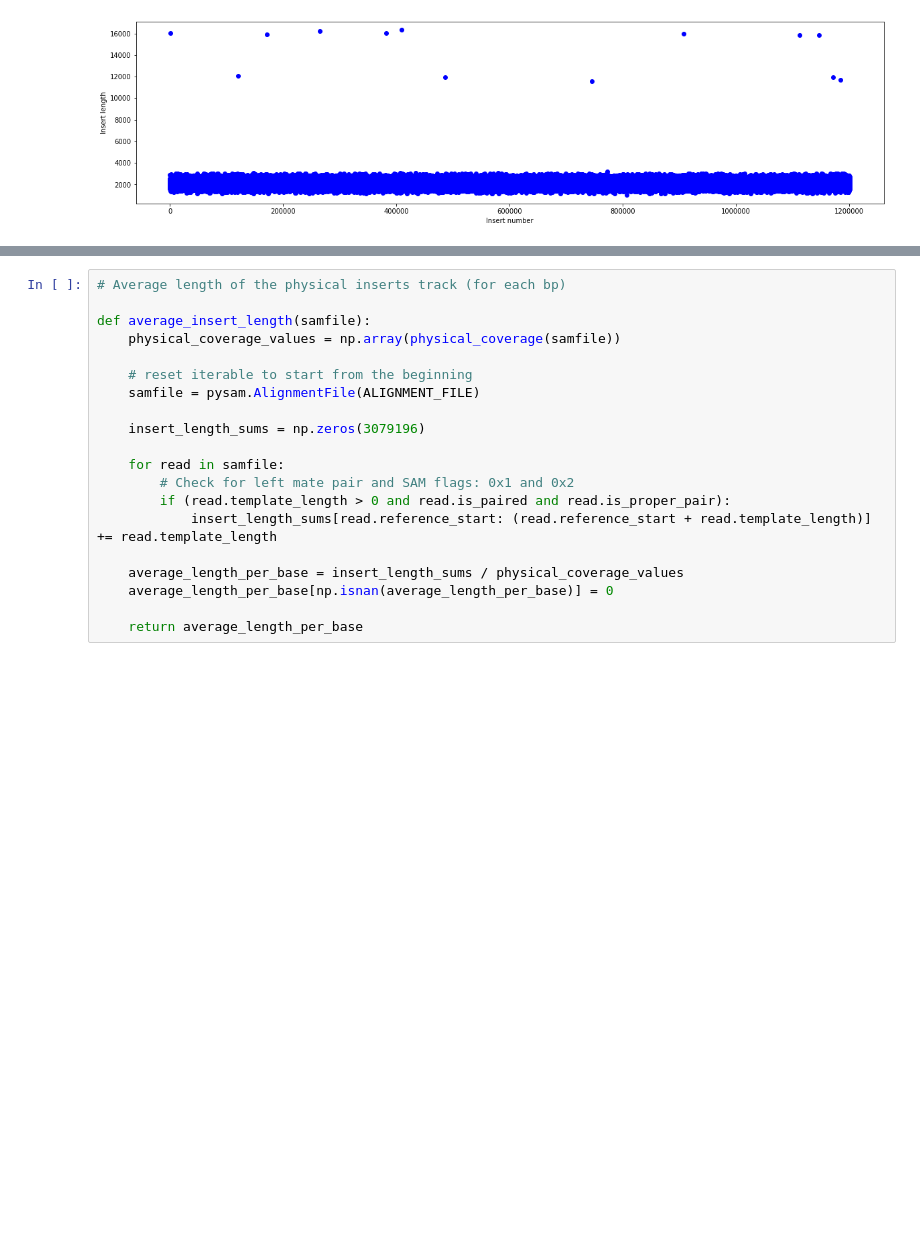
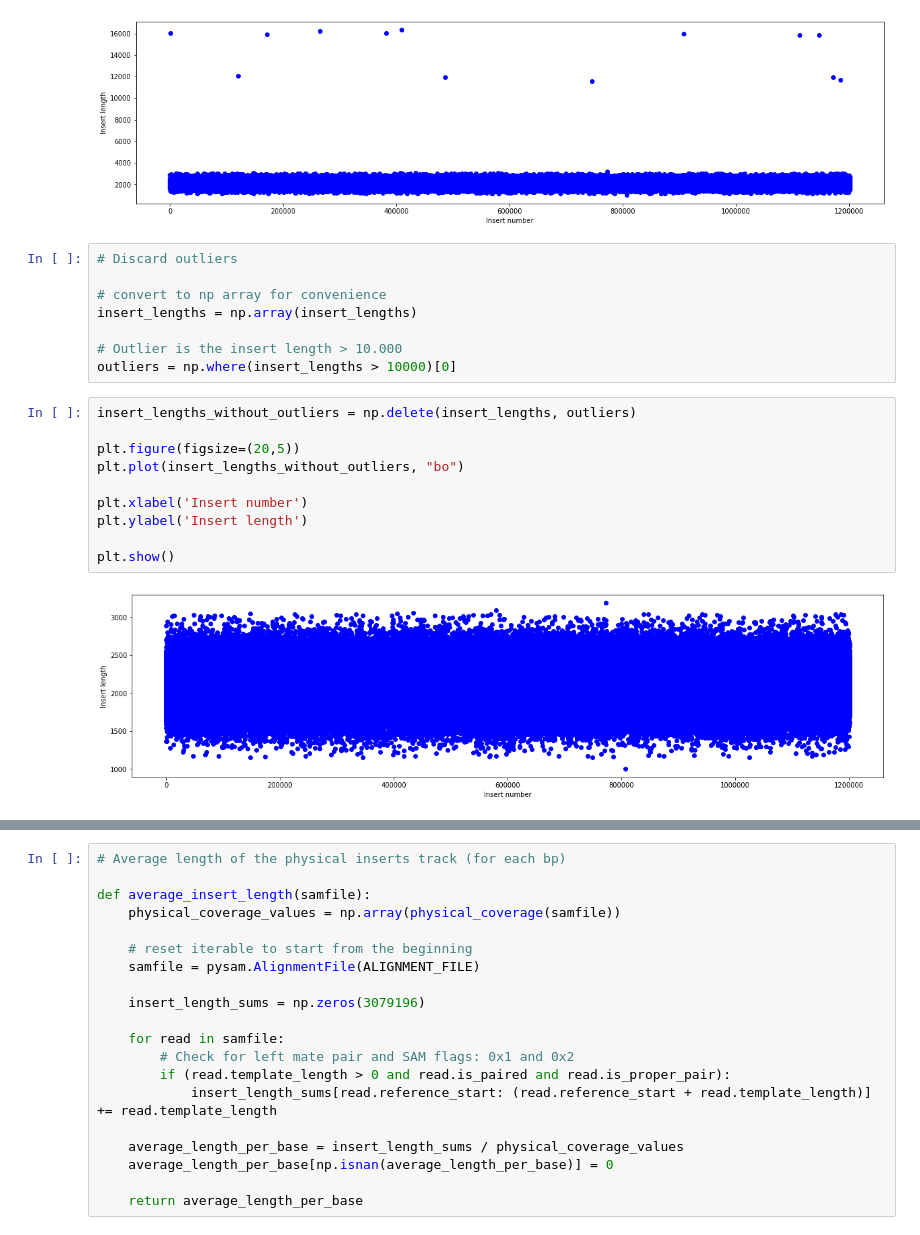
Before and after one commit to NeilAlishev/WigTracks, a Jupyter notebook: BioinformaticsProject.ipynb, the cells around one changed output, grey strips where cells are left out. Drawn from its saved outputs; the diff is of its cells as text; blank space fills up the shorter version.

```diff
--- a/BioinformaticsProject.ipynb
+++ b/BioinformaticsProject.ipynb
@@ -106,3 +107,23 @@ plt.ylabel('Insert length')
 plt.show()
 # %% [output]
 [figure]
+# %%
+# Discard outliers
+
+# convert to np array for convenience
+insert_lengths = np.array(insert_lengths)
+
+# Outlier is the insert length > 10.000
+outliers = np.where(insert_lengths > 10000)[0]
+# %%
+insert_lengths_without_outliers = np.delete(insert_lengths, outliers)
+
+plt.figure(figsize=(20,5))
+plt.plot(insert_lengths_without_outliers, "bo")
+
+plt.xlabel('Insert number')
+plt.ylabel('Insert length')
+
+plt.show()
+# %% [output]
+[figure, added]
```
Also changed, not shown: parts of 8 cells of this notebook.
